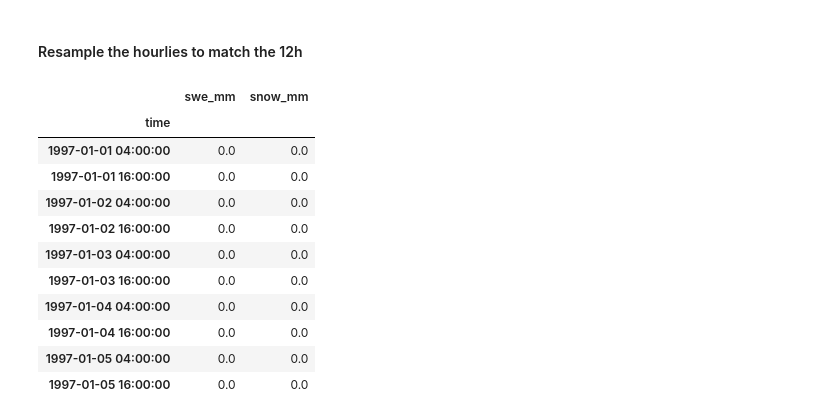
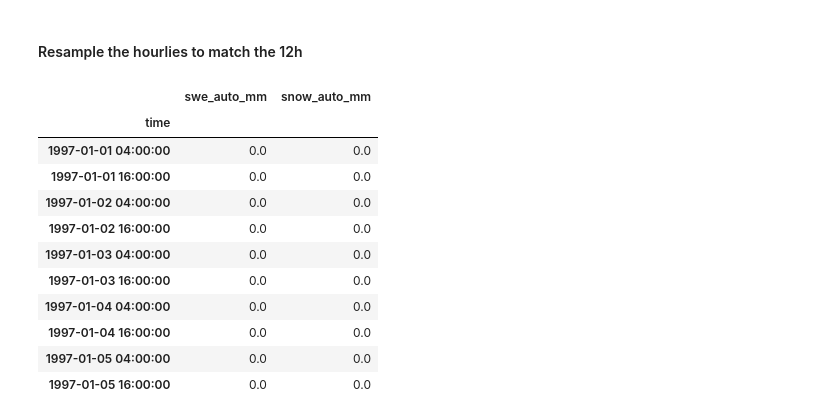
Before and after one commit to m-wessler/snow-liquid-ratio, a Jupyter notebook: data-viz/Alta_Collins_Invest.ipynb, the cells around one changed output. Cells and saved outputs as stored; diff of their text form; code cells hidden in the pictures.

```diff
--- a/data-viz/Alta_Collins_Invest.ipynb
+++ b/data-viz/Alta_Collins_Invest.ipynb
@@ -20,10 +24,10 @@ data_auto = pd.read_csv(f_auto, low_memory=False)[1:]
 data_auto = data_auto.drop(columns='Station_ID')
 
 renames_auto = {'Date_Time':'time',
-           'air_temp_set_1':'tsfc_c',
-           'snow_interval_set_1':'snow_mm',
-           'snow_depth_set_1':'depth_mm',
-           'precip_accum_one_hour_set_1':'swe_mm'}
+                'precip_accum_one_hour_set_1':'swe_auto_mm',
+                'snow_interval_set_1':'snow_auto_mm',
+                'snow_depth_set_1':'depth_auto_mm',
+                'air_temp_set_1':'tsfc_c'}
 
 data_auto = data_auto.rename(columns=renames_auto)
 
@@ -77,12 +135,12 @@ data[:10]
 # %% [markdown]
 #### Resample the hourlies to match the 12h
 # %%
-data_auto_swe12 = data_auto['swe_mm'].resample('12H', closed='right', label='right', base=4).sum()
-data_auto_snow12 = data_auto['snow_mm'].resample('12H', closed='right', label='right', base=4).sum()
+data_auto_swe12 = data_auto['swe_auto_mm'].resample('12H', closed='right', label='right', base=4).sum()
+data_auto_snow12 = data_auto['snow_auto_mm'].resample('12H', closed='right', label='right', base=4).sum()
 data_auto_12 = pd.DataFrame([data_auto_swe12, data_auto_snow12]).T
 data_auto_12[:10]
 # %% [output]
-|  | swe_mm | snow_mm |
+|  | swe_auto_mm | snow_auto_mm |
 | time |  |  |
 | 1997-01-01 04:00:00 | 0.0 | 0.0 |
 | 1997-01-01 16:00:00 | 0.0 | 0.0 |
```
Also changed, not shown: parts of 12 cells of this notebook.
